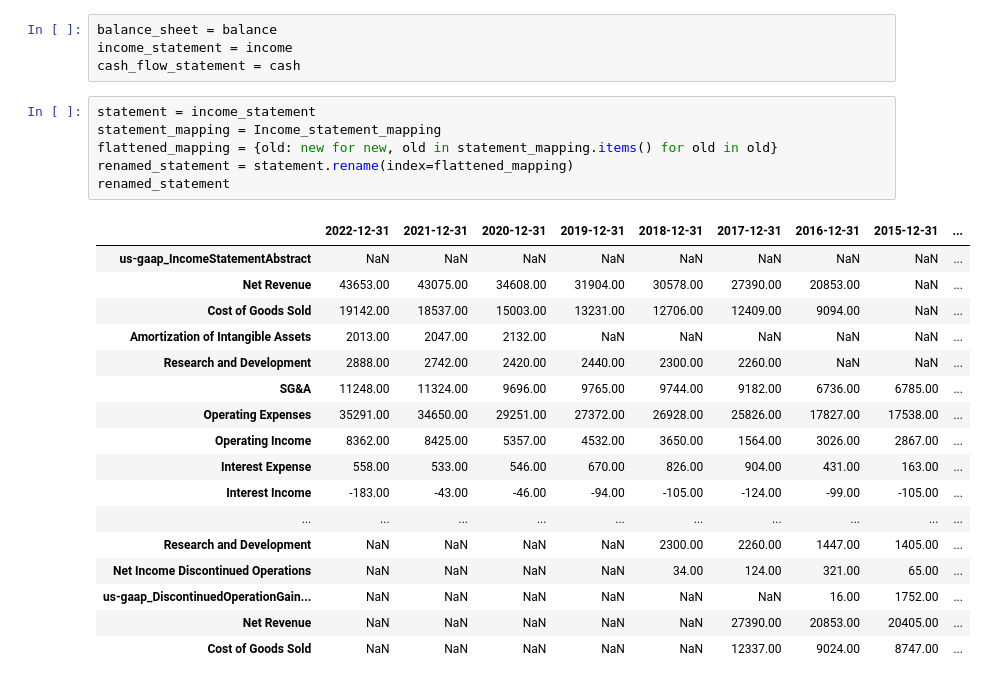
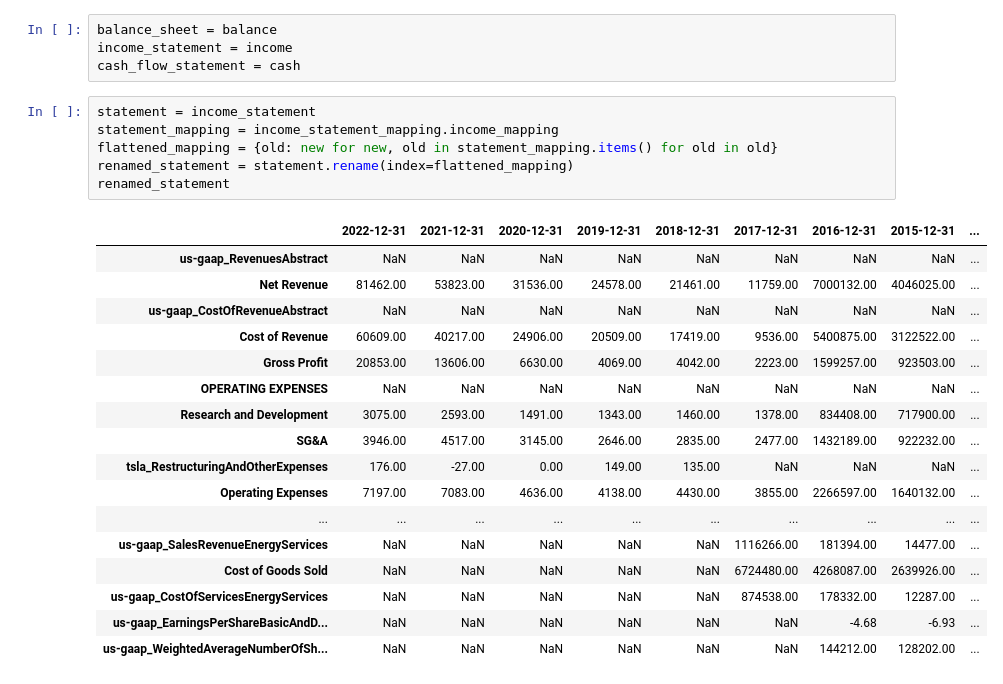
Before and after one commit to GGRusty/Edgar, a Jupyter notebook: modeling.ipynb, the cells around one changed output. Drawn from its saved outputs; the diff is of its cells as text.

```diff
--- a/modeling.ipynb
+++ b/modeling.ipynb
@@ -27,27 +74,27 @@ income_statement = income
 cash_flow_statement = cash
 # %%
 statement = income_statement
-statement_mapping = Income_statement_mapping
+statement_mapping = income_statement_mapping.income_mapping
 flattened_mapping = {old: new for new, old in statement_mapping.items() for old in old}
 renamed_statement = statement.rename(index=flattened_mapping)
 renamed_statement
 # %% [output]
 |  | 2022-12-31 | 2021-12-31 | 2020-12-31 | 2019-12-31 | 2018-12-31 | 2017-12-31 | 2016-12-31 | 2015-12-31 | ... |
-| us-gaap_IncomeStatementAbstract | NaN | NaN | NaN | NaN | NaN | NaN | NaN | NaN | ... |
-| Net Revenue | 43653.00 | 43075.00 | 34608.00 | 31904.00 | 30578.00 | 27390.00 | 20853.00 | NaN | ... |
-| Cost of Goods Sold | 19142.00 | 18537.00 | 15003.00 | 13231.00 | 12706.00 | 12409.00 | 9094.00 | NaN | ... |
-| Amortization of Intangible Assets | 2013.00 | 2047.00 | 2132.00 | NaN | NaN | NaN | NaN | NaN | ... |
-| Research and Development | 2888.00 | 2742.00 | 2420.00 | 2440.00 | 2300.00 | 2260.00 | NaN | NaN | ... |
-| SG&A | 11248.00 | 11324.00 | 9696.00 | 9765.00 | 9744.00 | 9182.00 | 6736.00 | 6785.00 | ... |
-| Operating Expenses | 35291.00 | 34650.00 | 29251.00 | 27372.00 | 26928.00 | 25826.00 | 17827.00 | 17538.00 | ... |
-| Operating Income | 8362.00 | 8425.00 | 5357.00 | 4532.00 | 3650.00 | 1564.00 | 3026.00 | 2867.00 | ... |
-| Interest Expense | 558.00 | 533.00 | 546.00 | 670.00 | 826.00 | 904.00 | 431.00 | 163.00 | ... |
-| Interest Income | -183.00 | -43.00 | -46.00 | -94.00 | -105.00 | -124.00 | -99.00 | -105.00 | ... |
+| us-gaap_RevenuesAbstract | NaN | NaN | NaN | NaN | NaN | NaN | NaN | NaN | ... |
+| Net Revenue | 81462.00 | 53823.00 | 31536.00 | 24578.00 | 21461.00 | 11759.00 | 7000132.00 | 4046025.00 | ... |
+| us-gaap_CostOfRevenueAbstract | NaN | NaN | NaN | NaN | NaN | NaN | NaN | NaN | ... |
+| Cost of Revenue | 60609.00 | 40217.00 | 24906.00 | 20509.00 | 17419.00 | 9536.00 | 5400875.00 | 3122522.00 | ... |
+| Gross Profit | 20853.00 | 13606.00 | 6630.00 | 4069.00 | 4042.00 | 2223.00 | 1599257.00 | 923503.00 | ... |
+| OPERATING EXPENSES | NaN | NaN | NaN | NaN | NaN | NaN | NaN | NaN | ... |
+| Research and Development | 3075.00 | 2593.00 | 1491.00 | 1343.00 | 1460.00 | 1378.00 | 834408.00 | 717900.00 | ... |
+| SG&A | 3946.00 | 4517.00 | 3145.00 | 2646.00 | 2835.00 | 2477.00 | 1432189.00 | 922232.00 | ... |
+| tsla_RestructuringAndOtherExpenses | 176.00 | -27.00 | 0.00 | 149.00 | 135.00 | NaN | NaN | NaN | ... |
+| Operating Expenses | 7197.00 | 7083.00 | 4636.00 | 4138.00 | 4430.00 | 3855.00 | 2266597.00 | 1640132.00 | ... |
 | ... | ... | ... | ... | ... | ... | ... | ... | ... | ... |
-| Research and Development | NaN | NaN | NaN | NaN | 2300.00 | 2260.00 | 1447.00 | 1405.00 | ... |
-| Net Income Discontinued Operations | NaN | NaN | NaN | NaN | 34.00 | 124.00 | 321.00 | 65.00 | ... |
-| us-gaap_DiscontinuedOperationGain... | NaN | NaN | NaN | NaN | NaN | NaN | 16.00 | 1752.00 | ... |
-| Net Revenue | NaN | NaN | NaN | NaN | NaN | 27390.00 | 20853.00 | 20405.00 | ... |
-| Cost of Goods Sold | NaN | NaN | NaN | NaN | NaN | 12337.00 | 9024.00 | 8747.00 | ... |
+| us-gaap_SalesRevenueEnergyServices | NaN | NaN | NaN | NaN | NaN | 1116266.00 | 181394.00 | 14477.00 | ... |
+| Cost of Goods Sold | NaN | NaN | NaN | NaN | NaN | 6724480.00 | 4268087.00 | 2639926.00 | ... |
+| us-gaap_CostOfServicesEnergyServices | NaN | NaN | NaN | NaN | NaN | 874538.00 | 178332.00 | 12287.00 | ... |
+| us-gaap_EarningsPerShareBasicAndD... | NaN | NaN | NaN | NaN | NaN | NaN | -4.68 | -6.93 | ... |
+| us-gaap_WeightedAverageNumberOfSh... | NaN | NaN | NaN | NaN | NaN | NaN | 144212.00 | 128202.00 | ... |
 # %%
 statement = balance_sheet
```
Also changed, not shown: parts of 5 cells of this notebook, 14 other files.
